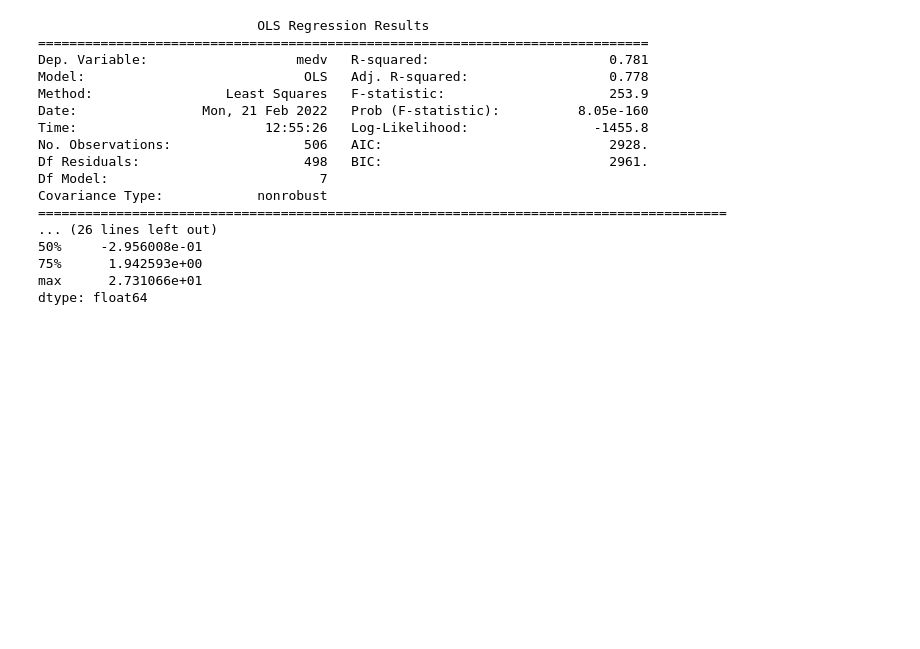
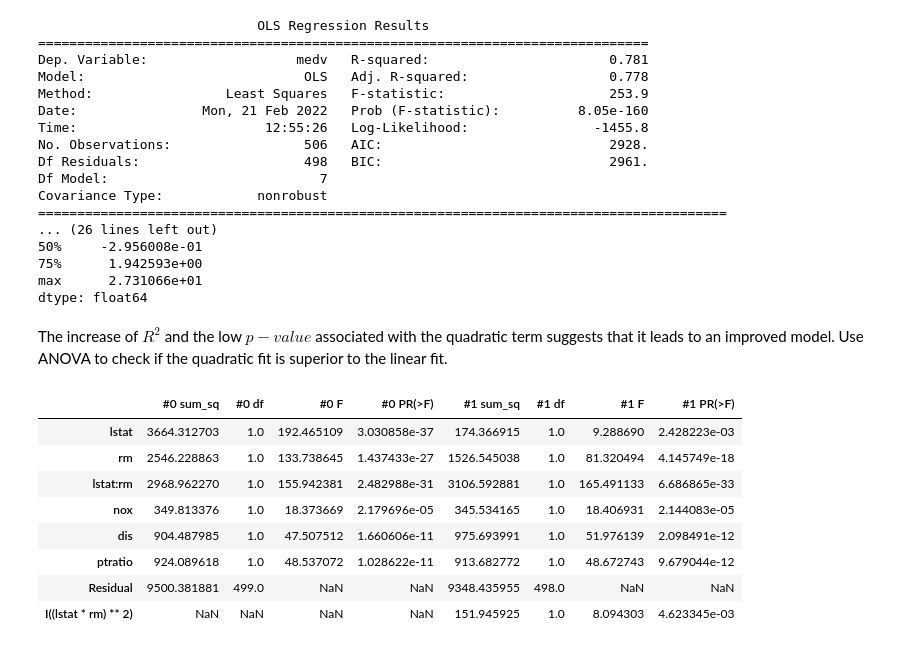
Before and after one commit to shevchenkobn/ml-practice, a Jupyter notebook: a3/a3.ipynb, the cells around one changed output. Saved outputs shown, nothing was run; the diff lists cells and outputs as text; code cells hidden in the pictures; blank space fills up the shorter version.

```diff
--- a/a3/a3.ipynb
+++ b/a3/a3.ipynb
@@ -576,3 +576,26 @@ Covariance Type:            nonrobust
 75%      1.942593e+00
 max      2.731066e+01
 dtype: float64
+# %% [markdown]
+The increase of $R^2$ and the low $p-value$ associated with the quadratic term suggests that it leads to an improved model. Use ANOVA to check if the quadratic fit is superior to the linear fit.
+# %%
+def anova(*mod_fits):
+    def anova_mapper(i, m):
+        df = sm.stats.anova_lm(m, typ=2)
+        df.rename(columns=(lambda c: f'#{i} {c}'), inplace=True)
+        return df
+
+    anova_res = (anova_mapper(i, m) for i, m in enumerate(mod_fits))
+    return pd.concat(anova_res, axis=1)
+# %%
+anova(inter_mod_fit, nonlin_mod_fit)
+# %% [output]
+|  | #0 sum_sq | #0 df | #0 F | #0 PR(>F) | #1 sum_sq | #1 df | #1 F | #1 PR(>F) |
+| lstat | 3664.312703 | 1.0 | 192.465109 | 3.030858e-37 | 174.366915 | 1.0 | 9.288690 | 2.428223e-03 |
+| rm | 2546.228863 | 1.0 | 133.738645 | 1.437433e-27 | 1526.545038 | 1.0 | 81.320494 | 4.145749e-18 |
+| lstat:rm | 2968.962270 | 1.0 | 155.942381 | 2.482988e-31 | 3106.592881 | 1.0 | 165.491133 | 6.686865e-33 |
+| nox | 349.813376 | 1.0 | 18.373669 | 2.179696e-05 | 345.534165 | 1.0 | 18.406931 | 2.144083e-05 |
+| dis | 904.487985 | 1.0 | 47.507512 | 1.660606e-11 | 975.693991 | 1.0 | 51.976139 | 2.098491e-12 |
+| ptratio | 924.089618 | 1.0 | 48.537072 | 1.028622e-11 | 913.682772 | 1.0 | 48.672743 | 9.679044e-12 |
+| Residual | 9500.381881 | 499.0 | NaN | NaN | 9348.435955 | 498.0 | NaN | NaN |
+| I((lstat * rm) ** 2) | NaN | NaN | NaN | NaN | 151.945925 | 1.0 | 8.094303 | 4.623345e-03 |
```
Also changed, not shown: parts of 5 cells of this notebook.
